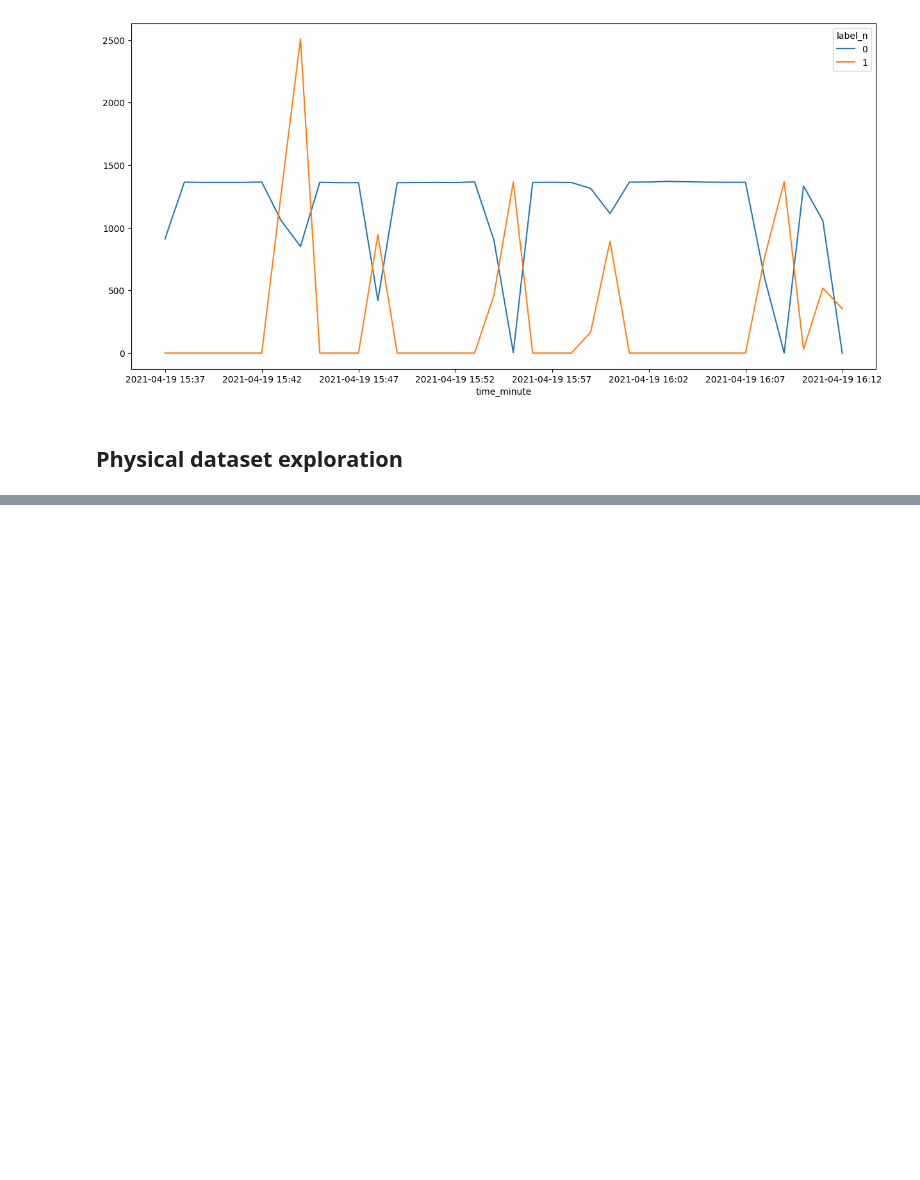
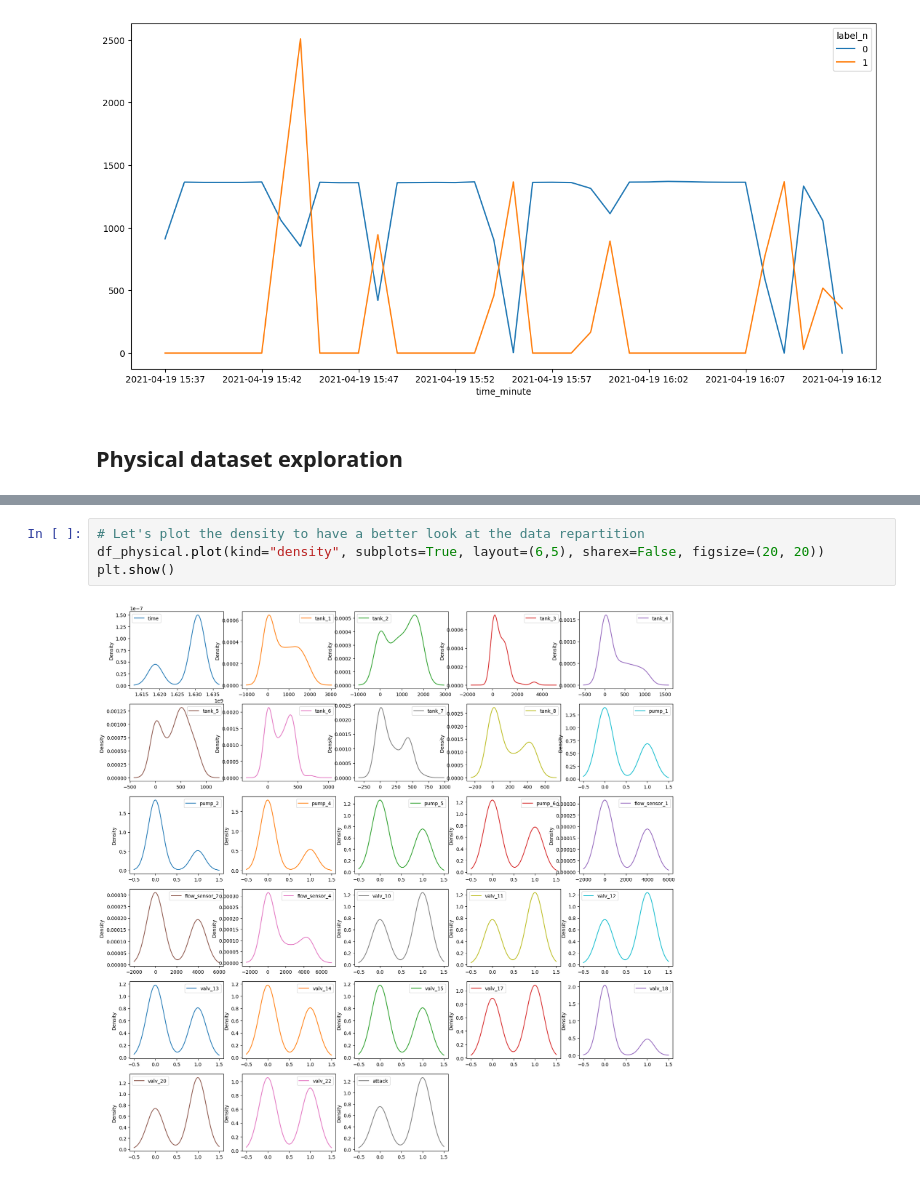
Before and after one commit to theo88400/ML-SECU2024, a Jupyter notebook: src/data_exploration/exploration.ipynb, the cells around one changed output, grey strips where cells are left out. Saved outputs shown, nothing was run; the diff lists cells and outputs as text; blank space fills up the shorter version.

```diff
--- a/src/data_exploration/exploration.ipynb
+++ b/src/data_exploration/exploration.ipynb
@@ -327,0 +468,6 @@ df_physical.head()
+# %%
+# Let's plot the density to have a better look at the data repartition
+df_physical.plot(kind="density", subplots=True, layout=(6,5), sharex=False, figsize=(20, 20))
+plt.show()
+# %% [output]
+[figure, added]
```
Also changed, not shown: parts of 37 cells of this notebook, 1 other file.
